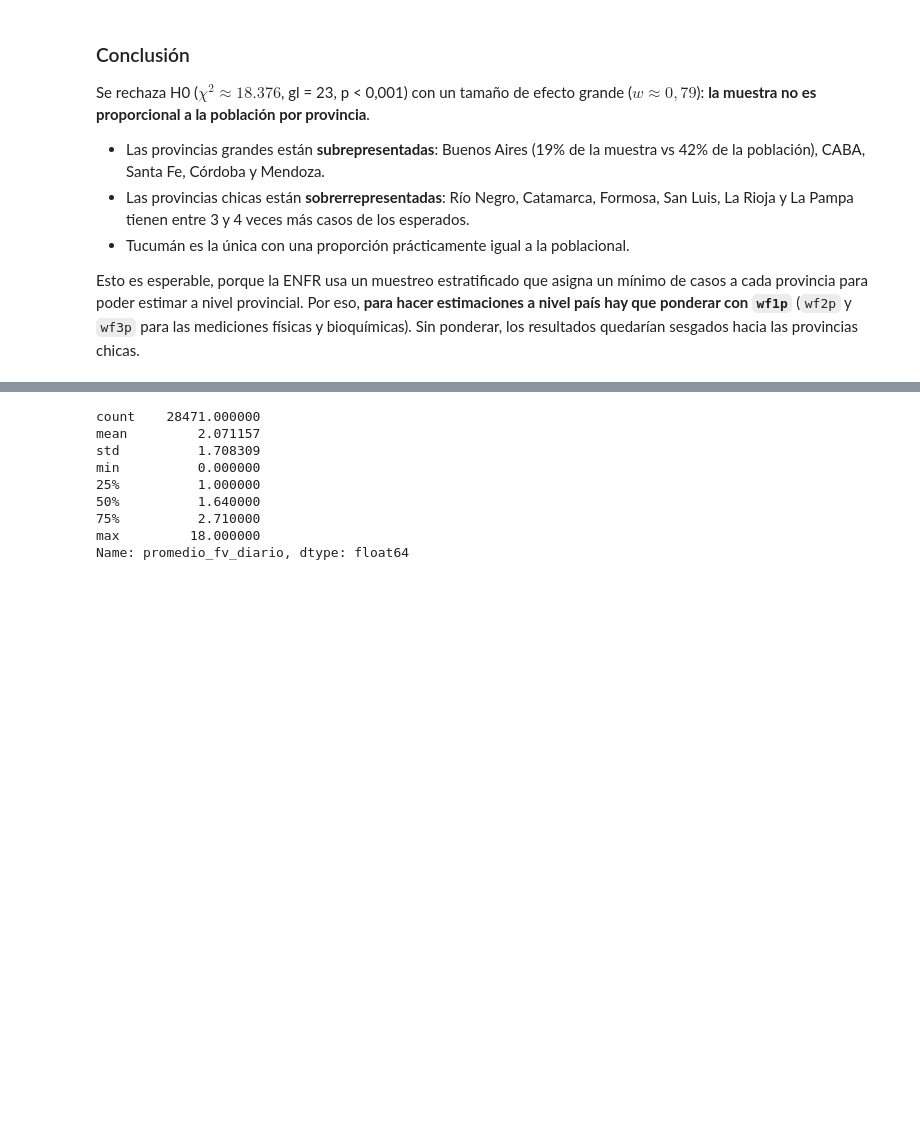
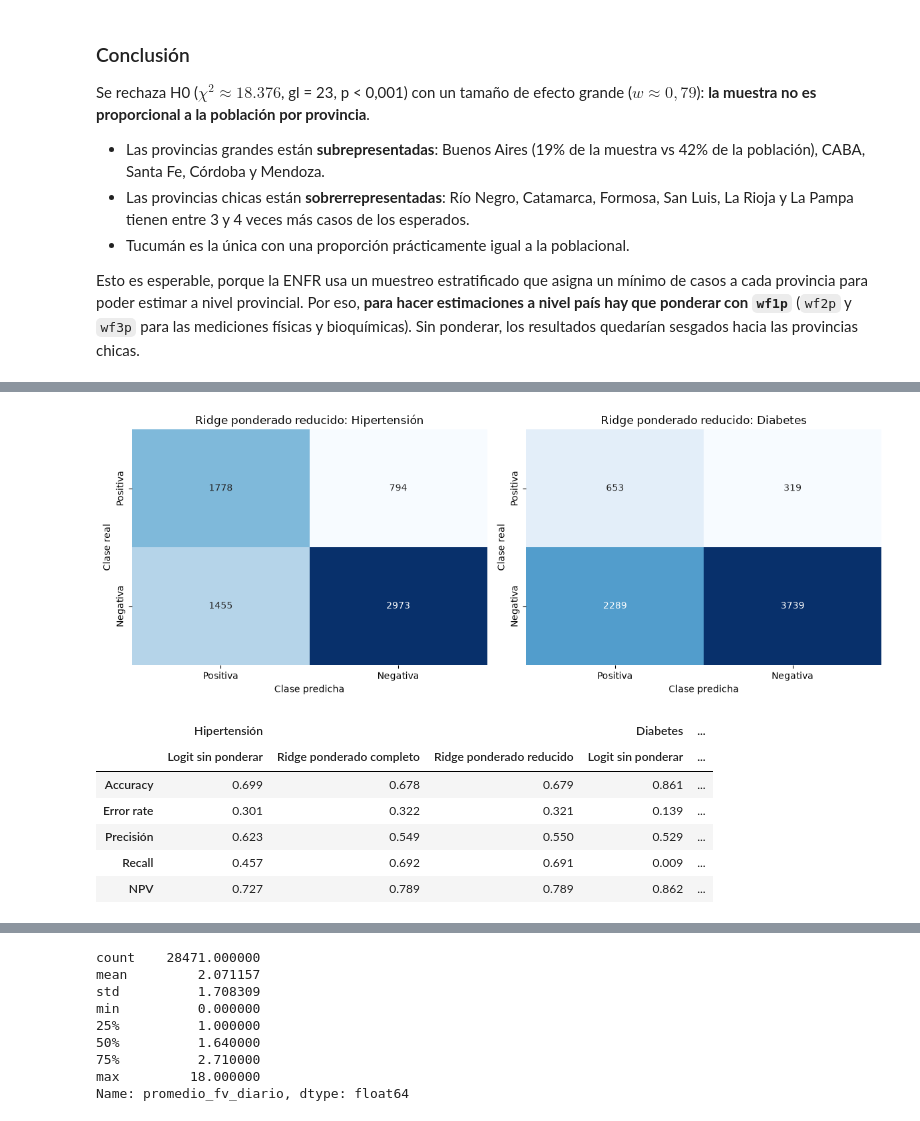
Before and after one commit to fausmurgades/Fundamentos-De-La-Ciencia-De-Datos-TP-Especial, a Jupyter notebook: entrega.ipynb, the cells around one changed output, grey strips where cells are left out. Drawn from its saved outputs; the diff is of its cells as text; code cells hidden in the pictures; blank space fills up the shorter version.

```diff
--- a/entrega.ipynb
+++ b/entrega.ipynb
@@ -1193,0 +1200,9 @@ plt.show()
+# %%
+def ajustar_logit(resultado, variables):
+    """Ajusta la regresión logística de statsmodels sobre el conjunto de entrenamiento."""
+    return sm.Logit(train[resultado], sm.add_constant(train[variables])).fit(disp=False)
+
+
+completos = {r: ajustar_logit(r, predictores) for r in ENFERMEDADES}
+for modelo in completos.values():
+    print(modelo.summary())
@@ -1193,0 +1291,5 @@ plt.show()
+# %%
+X_vif = sm.add_constant(train[predictores])
+vif = pd.Series([variance_inflation_factor(X_vif.values, i) for i in range(1, X_vif.shape[1])],
+                index=predictores, name='VIF')
+vif.round(3)
@@ -1193,0 +1317,47 @@ plt.show()
+# %%
+def metricas(real, predicho):
+    """Calcula la matriz de confusión (real en filas, predicha en columnas, positiva primero) y las métricas de clase."""
+    tn, fp, fn, tp = confusion_matrix(real, predicho, labels=[0, 1]).ravel()
+    return np.array([[tp, fn], [fp, tn]]), {
+        'Accuracy': (tp + tn) / len(real),
+        'Error rate': (fp + fn) / len(real),
+        'Precisión': tp / (tp + fp) if tp + fp else np.nan,
+        'Recall': tp / (tp + fn),
+        'NPV': tn / (tn + fn),
+    }
+
+
+def ridge_ponderado(resultado, variables):
+    """Regresión logística con Ridge (λ = 1) y errores ponderados por la inversa de la frecuencia de cada clase."""
+    modelo = make_pipeline(StandardScaler(), LogisticRegression(C=1, class_weight='balanced', max_iter=1000))
+    return modelo.fit(train[variables], train[resultado])
+
+
+resultados, matrices = {}, {}
+for r, nombre in ENFERMEDADES.items():
+    reducidas = significativas(completos[r])
+    sin_ponderar = (completos[r].predict(sm.add_constant(test[predictores])) >= 0.5).astype(int)
+    _, resultados[(nombre, 'Logit sin ponderar')] = metricas(test[r], sin_ponderar)
+    _, resultados[(nombre, 'Ridge ponderado completo')] = metricas(test[r], ridge_ponderado(r, predictores).predict(test[predictores]))
+    matrices[nombre], resultados[(nombre, 'Ridge ponderado reducido')] = metricas(test[r], ridge_ponderado(r, reducidas).predict(test[reducidas]))
+
+fig, axes = plt.subplots(1, 2, figsize=(12, 4.5))
+for ax, (nombre, matriz) in zip(axes, matrices.items()):
+    sns.heatmap(matriz, annot=True, fmt='d', cmap='Blues', cbar=False, ax=ax,
+                xticklabels=['Positiva', 'Negativa'], yticklabels=['Positiva', 'Negativa'])
+    ax.set_xlabel('Clase predicha')
+    ax.set_ylabel('Clase real')
+    ax.set_title(f'Ridge ponderado reducido: {nombre}')
+plt.tight_layout()
+plt.show()
+
+pd.DataFrame(resultados).round(3)
+# %% [output]
+[figure, added]
+|  | Hipertensión |  |  | Diabetes | ... |
+|  | Logit sin ponderar | Ridge ponderado completo | Ridge ponderado reducido | Logit sin ponderar | ... |
+| Accuracy | 0.699 | 0.678 | 0.679 | 0.861 | ... |
+| Error rate | 0.301 | 0.322 | 0.321 | 0.139 | ... |
+| Precisión | 0.623 | 0.549 | 0.550 | 0.529 | ... |
+| Recall | 0.457 | 0.692 | 0.691 | 0.009 | ... |
+| NPV | 0.727 | 0.789 | 0.789 | 0.862 | ... |
```
Also changed, not shown: parts of 29 cells of this notebook, 3 other files.
